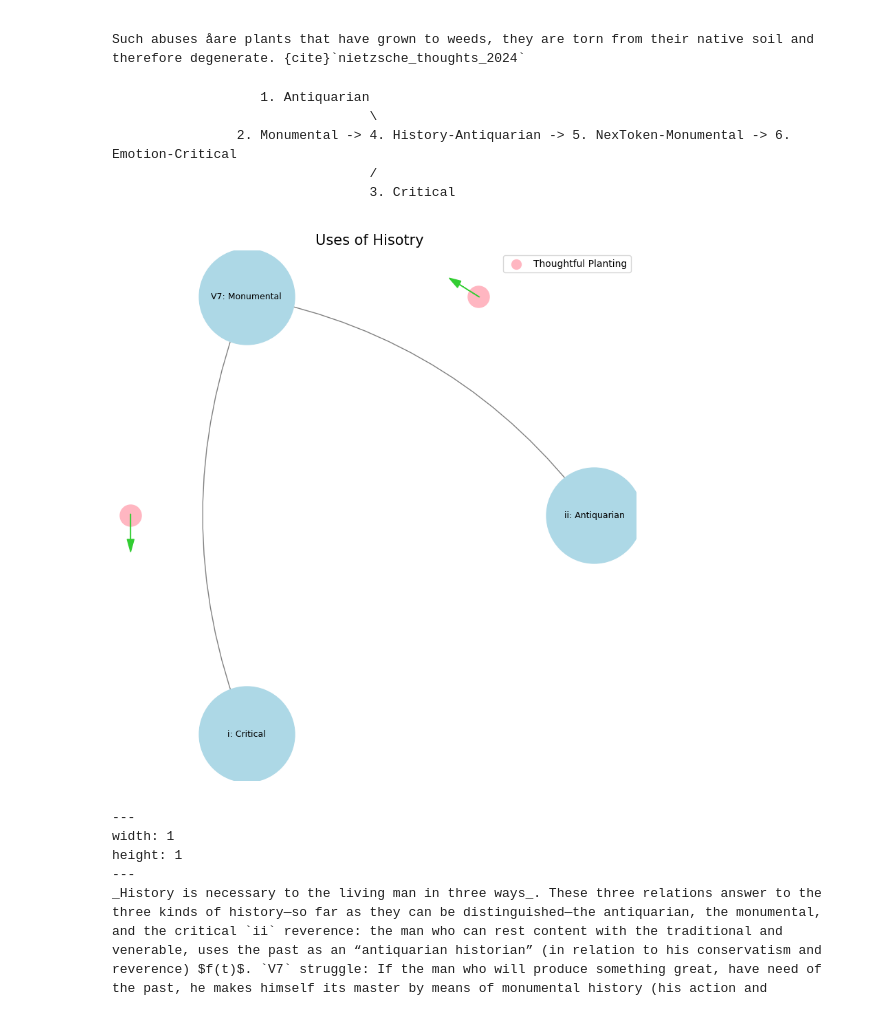
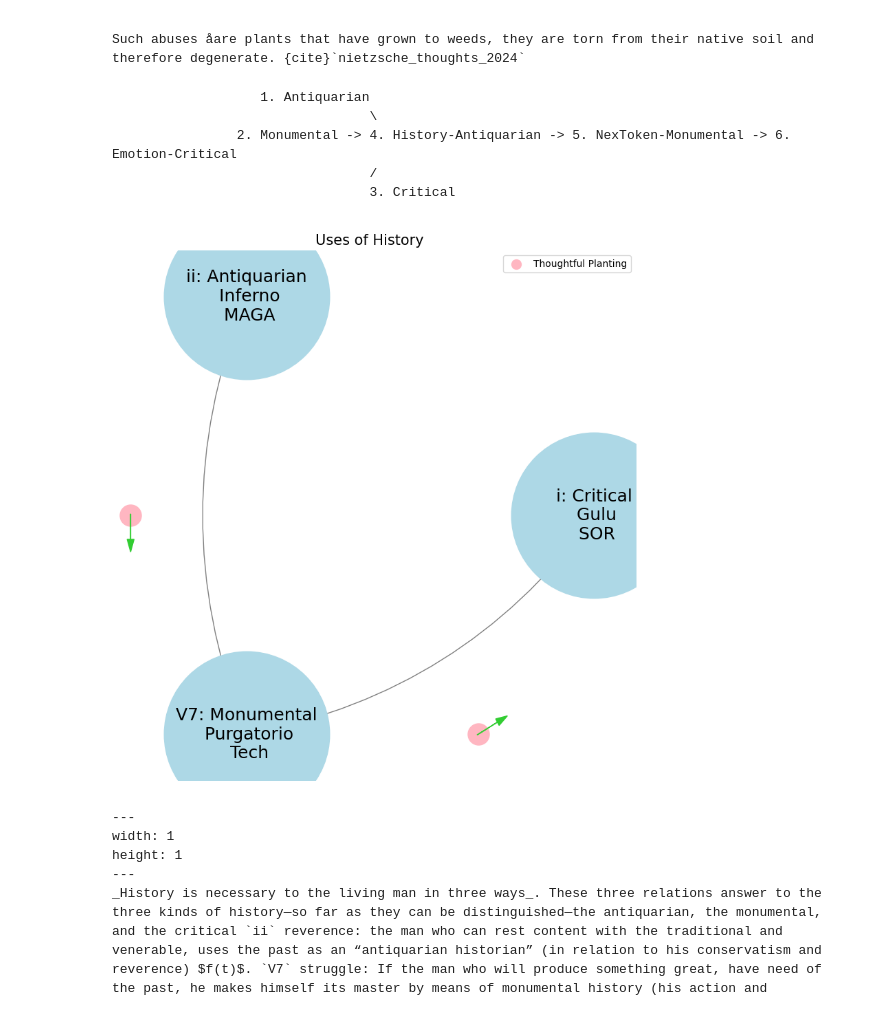
Before and after one commit to abikesa/history, a Jupyter notebook: kitabo/ensi/_build/jupyter_execute/dancing/history.ipynb, the cells around one changed output. Saved outputs shown, nothing was run; the diff lists cells and outputs as text; code cells hidden in the pictures.

Commit message:
reverence without piety = MAGA

```diff
--- a/kitabo/ensi/_build/jupyter_execute/dancing/history.ipynb
+++ b/kitabo/ensi/_build/jupyter_execute/dancing/history.ipynb
@@ -32,15 +32,15 @@ import numpy as np
 G = nx.DiGraph()
 
 # Add nodes representing different levels (subatomic, atomic, cosmic, financial, social)
-levels = ['ii: Antiquarian', 'V7: Monumental', 'i: Critical']
+levels = ['i: Critical\n Gulu\n SOR', 'ii: Antiquarian\n Inferno\n MAGA', 'V7: Monumental\n Purgatorio\n Tech']
 
 # Add nodes to the graph
 G.add_nodes_from(levels)
 
 # Add edges to represent the flow of information (photons)
 # Assuming the flow is directional from more fundamental levels to more complex ones
-edges = [('ii: Antiquarian', 'V7: Monumental'),
-         ('V7: Monumental', 'i: Critical'),]
+edges = [('ii: Antiquarian\n Inferno\n MAGA', 'V7: Monumental\n Purgatorio\n Tech'),
+         ('V7: Monumental\n Purgatorio\n Tech', 'i: Critical\n Gulu\n SOR'),]
 
 # Add edges to the graph
 G.add_edges_from(edges)
@@ -52,7 +52,7 @@ pos = nx.circular_layout(G)
 plt.figure(figsize=(10, 10))  # Adjust the size as needed
 
 # Draw the main nodes
-nx.draw_networkx_nodes(G, pos, node_color='lightblue', node_size=10000)
+nx.draw_networkx_nodes(G, pos, node_color='lightblue', node_size=30000)
 
 # Draw the edges with arrows and create space between the arrowhead and the node
 nx.draw_networkx_edges(G, pos, arrowstyle='->', arrowsize=20, edge_color='grey',
@@ -60,36 +60,36 @@ nx.draw_networkx_edges(G, pos, arrowstyle='->', arrowsize=20, edge_color='grey',
 
 # Add smaller red nodes (photon nodes) exactly on the circular layout
 for edge in edges:
     # Calculate the vector between the two nodes
     vector = pos[edge[1]] - pos[edge[0]]
     # Calculate the midpoint
     mid_point = pos[edge[0]] + 0.5 * vector
     # Normalize to ensure it's on the circle
     radius = np.linalg.norm(pos[edge[0]])
     mid_point_on_circle = mid_point / np.linalg.norm(mid_point) * radius
     # Draw the small red photon node at the midpoint on the circular layout
     plt.scatter(mid_point_on_circle[0], mid_point_on_circle[1], c='lightpink', s=500, zorder=3)
 
     # Draw a small lime green arrow inside the red node to indicate direction
     arrow_vector = vector / np.linalg.norm(vector) * 0.1  # Scale down arrow size
     plt.arrow(mid_point_on_circle[0] - 0.05 * arrow_vector[0],
               mid_point_on_circle[1] - 0.05 * arrow_vector[1],
               arrow_vector[0], arrow_vector[1],
               head_width=0.03, head_length=0.05, fc='limegreen', ec='limegreen', zorder=4)
 
 # Draw the labels for the main nodes
-nx.draw_networkx_labels(G, pos, font_size=9, font_weight='normal')
+nx.draw_networkx_labels(G, pos, font_size=18, font_weight='normal')
 
 # Add a legend for "Photon/Info"
 plt.scatter([], [], c='lightpink', s=100, label='Thoughtful Planting')  # Empty scatter for the legend
 plt.legend(scatterpoints=1, frameon=True, labelspacing=1, loc='upper right')
 
 # Set the title and display the plot
-plt.title('Uses of Hisotry', fontsize=15)
+plt.title('Uses of History', fontsize=15)
 plt.axis('off')
 plt.show()
 # %% [output]
-[figure, old version]
+[figure, new version]
 # %% [markdown]
 
 
```
Also changed, not shown: 8 other files.
